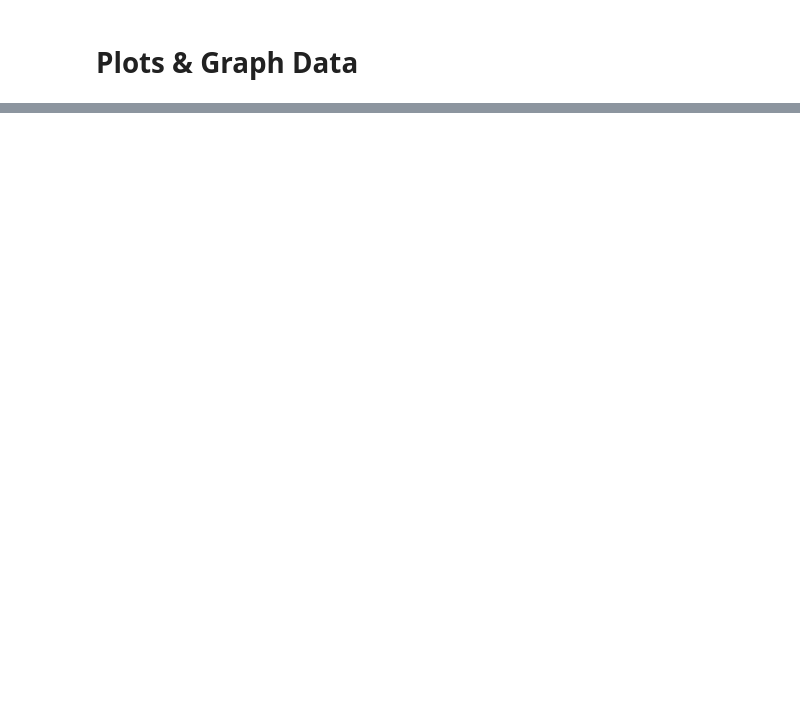
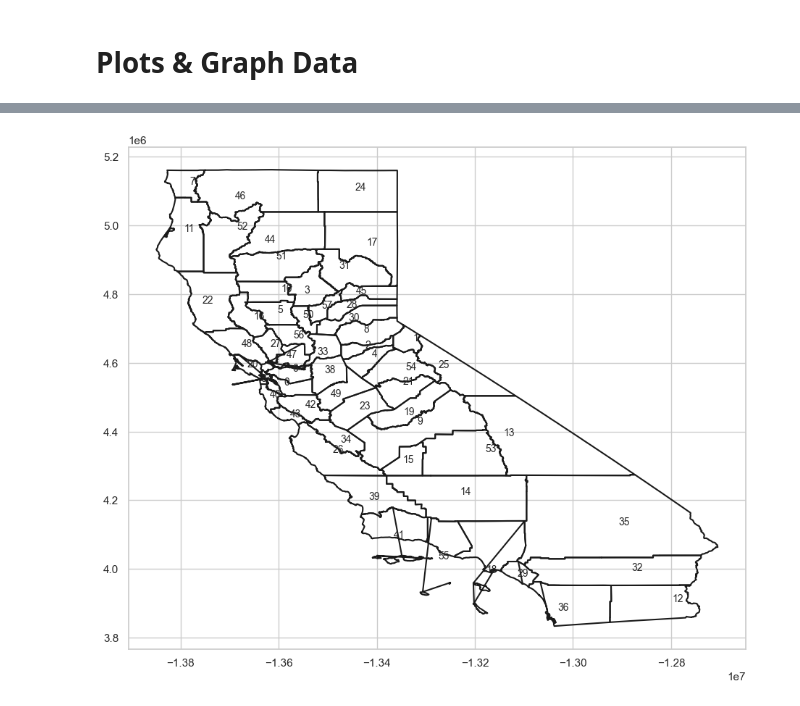
Before and after one commit to lleiva25/WARN-Notice-Analysis, a Jupyter notebook: Part 1 Clean Data copy.ipynb, the cells around one changed output, grey strips where cells are left out. Drawn from its saved outputs; the diff is of its cells as text; code cells hidden in the pictures; blank space fills up the shorter version.

```diff
--- a/Part 1 Clean Data copy.ipynb
+++ b/Part 1 Clean Data copy.ipynb
@@ -963,0 +1144,27 @@ county_employee_layoff_group.head()
+# %%
+#Plotting a complete map
+def plot_map(sf, x_lim = None, y_lim = None, figsize = (11,9)):
+    '''
+    Plot map with lim coordinates
+    '''
+    plt.figure(figsize = figsize)
+    id=0
+    for shape in sf.shapeRecords():
+        x = [i[0] for i in shape.shape.points[:]]
+        y = [i[1] for i in shape.shape.points[:]]
+        plt.plot(x, y, 'k')
+
+        if (x_lim == None) & (y_lim == None):
+            x0 = np.mean(x)
+            y0 = np.mean(y)
+            plt.text(x0, y0, id, fontsize=10)
+        id = id+1
+
+    if (x_lim != None) & (y_lim != None):
+        plt.xlim(x_lim)
+        plt.ylim(y_lim)
+
+#Plot map of counties
+plot_map(sf)
+# %% [output]
+[figure, added]
```
Also changed, not shown: parts of 35 cells of this notebook, 18 other files.
